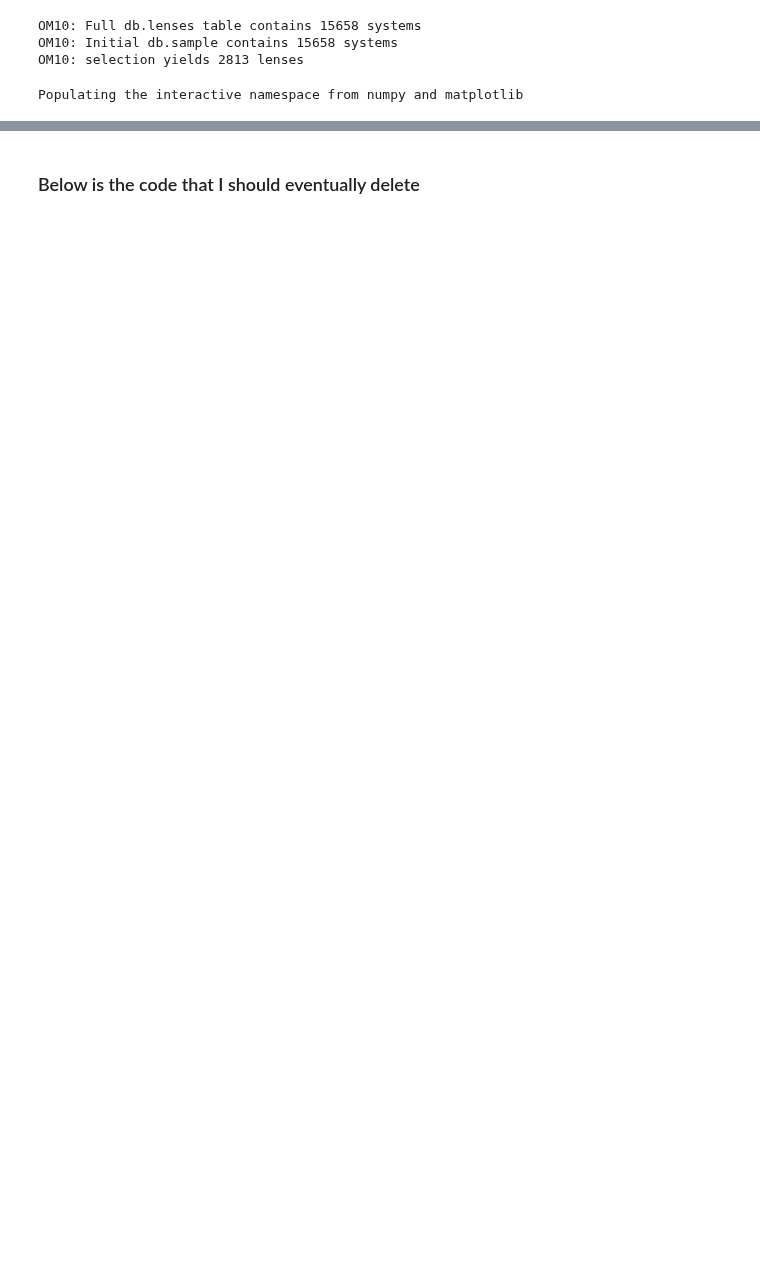
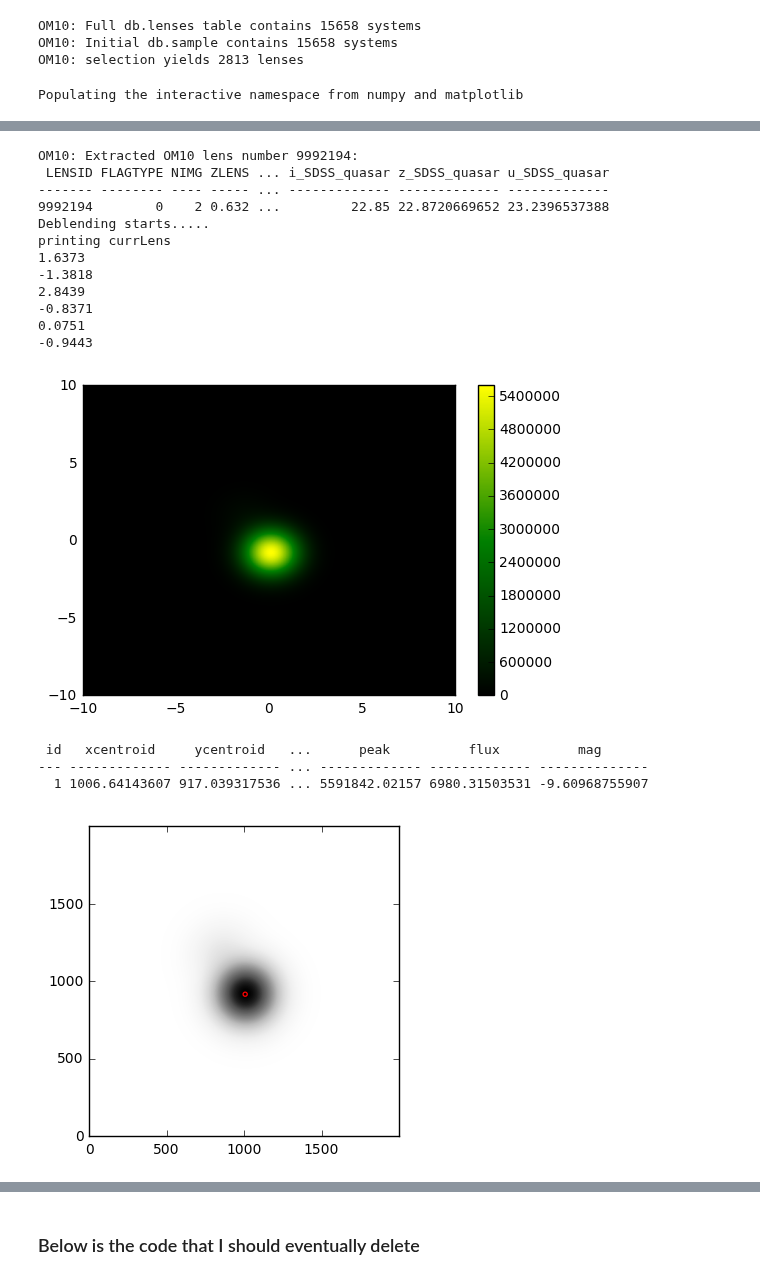
Before and after one commit to jiwoncpark/SLRealizer, a Jupyter notebook: python/desc/slrealizer/deblend_test.ipynb, the cells around one changed output, grey strips where cells are left out. Drawn from its saved outputs; the diff is of its cells as text; code cells hidden in the pictures; blank space fills up the shorter version.

```diff
--- a/python/desc/slrealizer/deblend_test.ipynb
+++ b/python/desc/slrealizer/deblend_test.ipynb
@@ -40,3 +63,23 @@ Number of these with i3 < 22 =  137
+# %%
+realizer.deblend(lensID=k)
+# %% [output]
+OM10: Extracted OM10 lens number 9992194:
+ LENSID FLAGTYPE NIMG ZLENS ... i_SDSS_quasar z_SDSS_quasar u_SDSS_quasar
+------- -------- ---- ----- ... ------------- ------------- -------------
+9992194        0    2 0.632 ...         22.85 22.8720669652 23.2396537388
+Deblending starts.....
+printing currLens
+1.6373
+-1.3818
+2.8439
+-0.8371
+0.0751
+-0.9443
+[figure, added]
+ id   xcentroid     ycentroid   ...      peak          flux          mag
+--- ------------- ------------- ... ------------- ------------- --------------
+  1 1006.64143607 917.039317536 ... 5591842.02157 6980.31503531 -9.60968755907
+[figure, added]
 # %%
 realizer.deblend(lensID=k)
 # %% [output]
```
Also changed, not shown: parts of 4 cells of this notebook.
